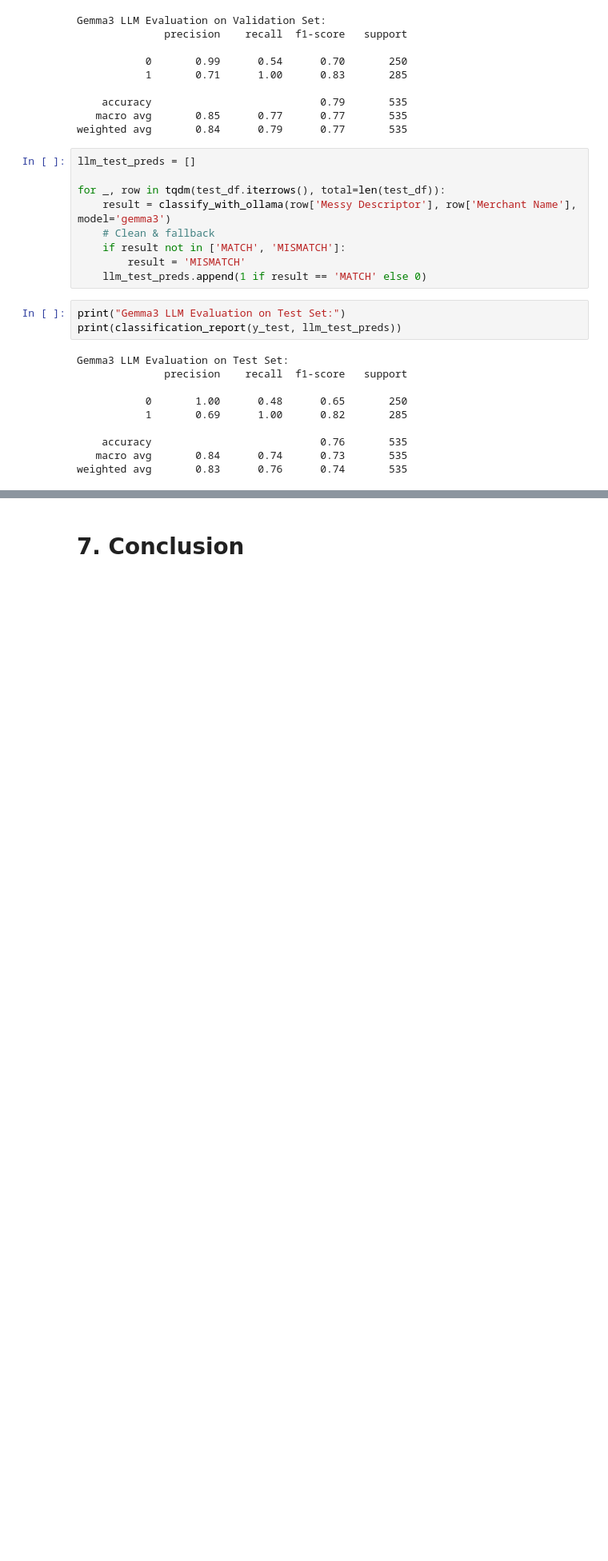
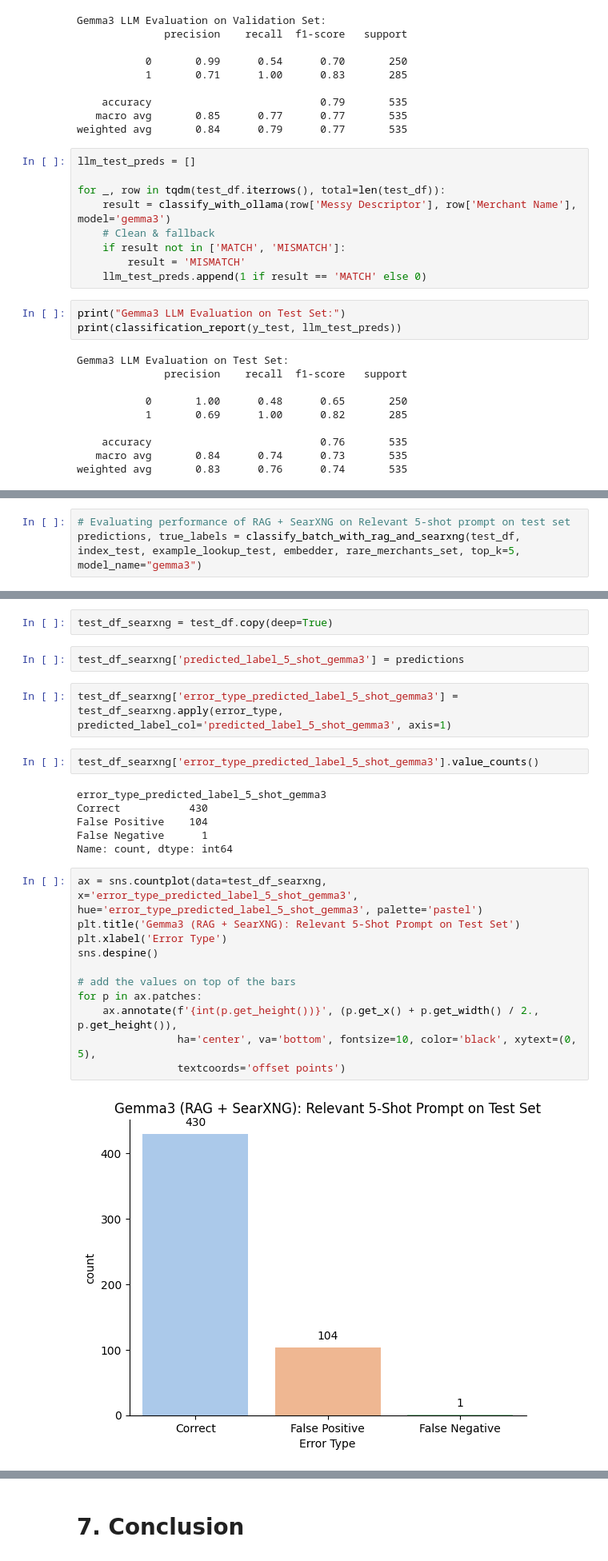
Before and after one commit to rkaushick-neu/fuzzy_match_llms, a Jupyter notebook: TransactionsFuzzyMatch.ipynb, the cells around one changed output, grey strips where cells are left out. Shown at 80% size. Saved outputs shown, nothing was run; the diff lists cells and outputs as text; blank space fills up the shorter version.

```diff
--- a/TransactionsFuzzyMatch.ipynb
+++ b/TransactionsFuzzyMatch.ipynb
@@ -1297,0 +2742,3 @@ weighted avg       0.83      0.76      0.74       535
+# %%
+# Evaluating performance of RAG + SearXNG on Relevant 5-shot prompt on test set
+predictions, true_labels = classify_batch_with_rag_and_searxng(test_df, index_test, example_lookup_test, embedder, rare_merchants_set, top_k=5, model_name="gemma3")
@@ -1297,0 +2759,27 @@ weighted avg       0.83      0.76      0.74       535
+# %%
+test_df_searxng = test_df.copy(deep=True)
+# %%
+test_df_searxng['predicted_label_5_shot_gemma3'] = predictions
+# %%
+test_df_searxng['error_type_predicted_label_5_shot_gemma3'] = test_df_searxng.apply(error_type, predicted_label_col='predicted_label_5_shot_gemma3', axis=1)
+# %%
+test_df_searxng['error_type_predicted_label_5_shot_gemma3'].value_counts()
+# %% [output]
+error_type_predicted_label_5_shot_gemma3
+Correct           430
+False Positive    104
+False Negative      1
+Name: count, dtype: int64
+# %%
+ax = sns.countplot(data=test_df_searxng, x='error_type_predicted_label_5_shot_gemma3', hue='error_type_predicted_label_5_shot_gemma3', palette='pastel')
+plt.title('Gemma3 (RAG + SearXNG): Relevant 5-Shot Prompt on Test Set')
+plt.xlabel('Error Type')
+sns.despine()
+
+# add the values on top of the bars
+for p in ax.patches:
+    ax.annotate(f'{int(p.get_height())}', (p.get_x() + p.get_width() / 2., p.get_height()),
+                ha='center', va='bottom', fontsize=10, color='black', xytext=(0, 5),
+                textcoords='offset points')
+# %% [output]
+[figure, added]
```
Also changed, not shown: parts of 213 cells of this notebook.
